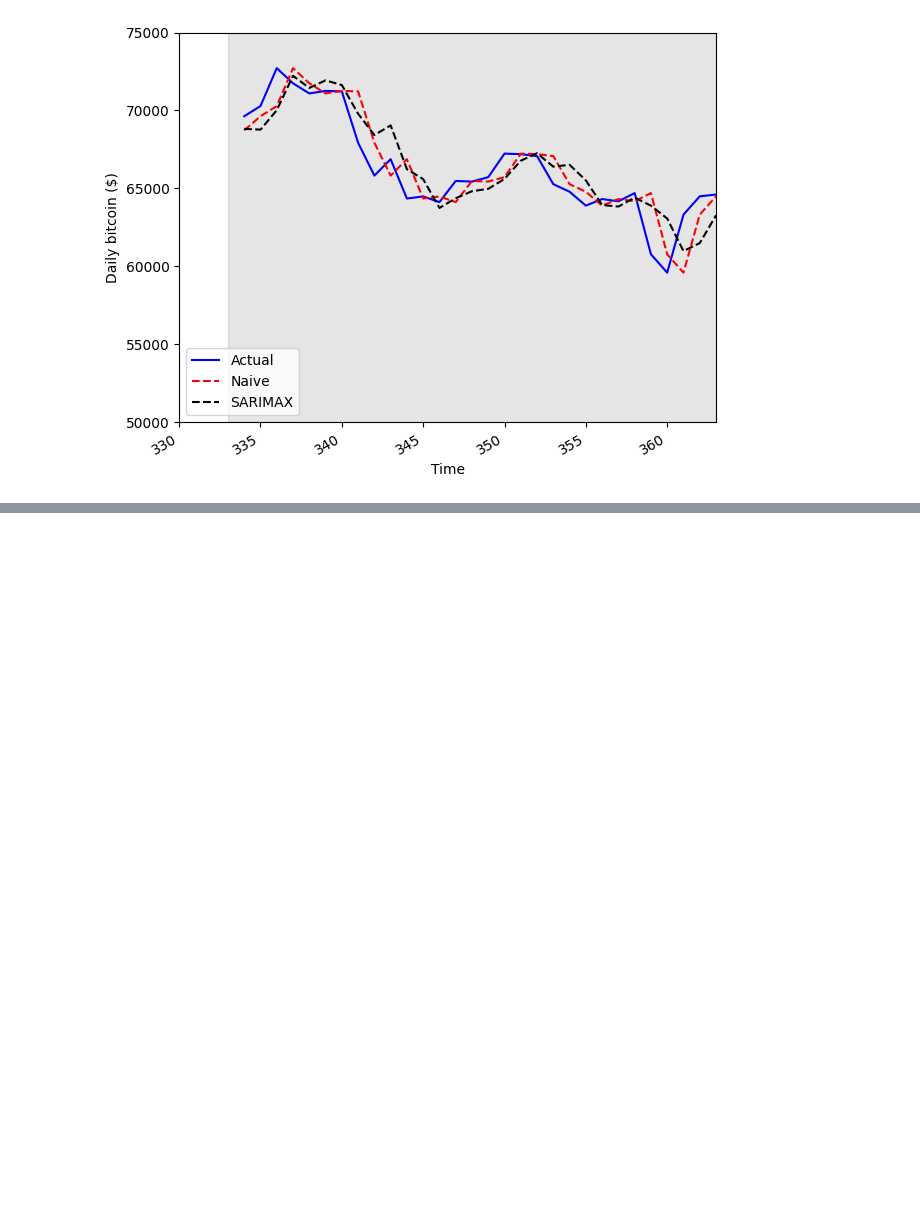
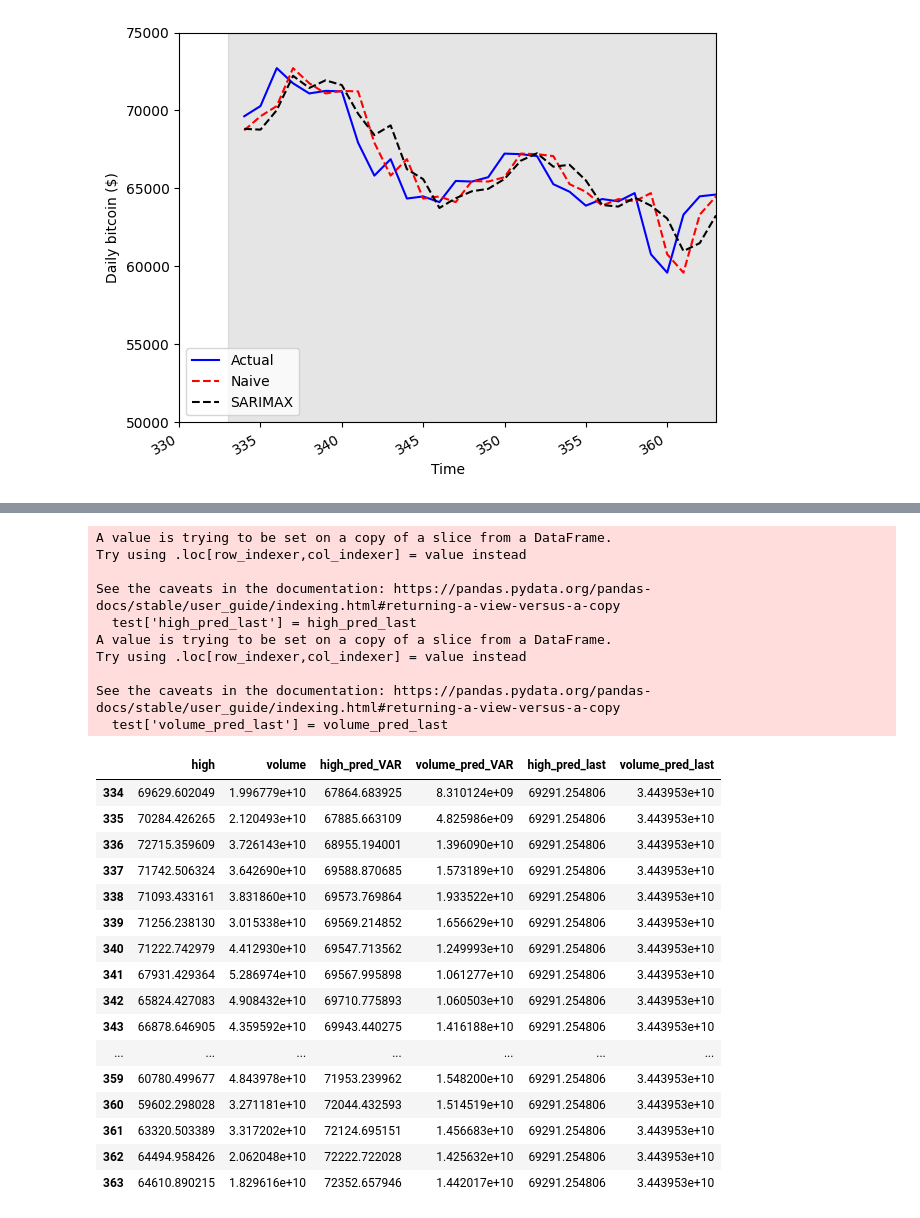
Before and after one commit to baloochyb/PricePrediction, a Jupyter notebook: time_series.ipynb, the cells around one changed output, grey strips where cells are left out. Cells and saved outputs as stored; diff of their text form; code cells hidden in the pictures; blank space fills up the shorter version.

```diff
--- a/time_series.ipynb
+++ b/time_series.ipynb
@@ -1500,0 +1667,37 @@ plt.tight_layout()
+# %%
+def rolling_forecast(df: pd.DataFrame, train_len: int, horizon: int, window: int, method: str) -> list:
+    total_len = train_len + horizon
+    end_idx = train_len
+    if method == 'VAR':
+        high_pred_VAR = []
+        volume_pred_VAR = []
+        for i in range(train_len, total_len, window):
+            model = VARMAX(df[:i], order=(6,0))
+            res = model.fit(disp=False)
+            predictions = res.get_prediction(0, i + window - 1)
+            oos_pred_high = predictions.predicted_mean.iloc[-window:]['high']
+            oos_pred_volume = predictions.predicted_mean.iloc[-window:]['volume']
+            high_pred_VAR.extend(oos_pred_high)
+            volume_pred_VAR.extend(oos_pred_volume)
+        return high_pred_VAR, volume_pred_VAR
+    elif method == 'last':
+        high_pred_last = []
+        volume_pred_last = []
+        for i in range(train_len, total_len, window):
+            high_last = df[:i].iloc[-1]['high']
+            volume_last = df[:i].iloc[-1]['volume']
+            high_pred_last.extend(high_last for _ in range(window))
+            volume_pred_last.extend(volume_last for _ in range(window))
+        return high_pred_last, volume_pred_last
+# %%
+TRAIN_LEN = len(train)
+HORIZON = len(test)
+WINDOW = 30
+high_pred_VAR, volume_pred_VAR = rolling_forecast(endog_diff, TRAIN_LEN, HORIZON, WINDOW, 'VAR')
+# %%
+test = endog[-30:]
+test['high_pred_VAR'] = pd.Series()
+test['high_pred_VAR'] = endog.iloc[333]['high'] + np.cumsum(high_pred_VAR)
+
+test['volume_pred_VAR'] = pd.Series()
+test['volume_pred_VAR'] = endog.iloc[162]['volume'] + np.cumsum(volume_pred_VAR)
@@ -1500,0 +1725,34 @@ plt.tight_layout()
+# %%
+high_pred_last, volume_pred_last = rolling_forecast(endog, TRAIN_LEN, HORIZON, WINDOW, 'last')
+test['high_pred_last'] = high_pred_last
+test['volume_pred_last'] = volume_pred_last
+
+test
+# %% [output]
+A value is trying to be set on a copy of a slice from a DataFrame.
+Try using .loc[row_indexer,col_indexer] = value instead
+
+See the caveats in the documentation: https://pandas.pydata.org/pandas-docs/stable/user_guide/indexing.html#returning-a-view-versus-a-copy
+  test['high_pred_last'] = high_pred_last
+A value is trying to be set on a copy of a slice from a DataFrame.
+Try using .loc[row_indexer,col_indexer] = value instead
+
+See the caveats in the documentation: https://pandas.pydata.org/pandas-docs/stable/user_guide/indexing.html#returning-a-view-versus-a-copy
+  test['volume_pred_last'] = volume_pred_last
+|  | high | volume | high_pred_VAR | volume_pred_VAR | high_pred_last | volume_pred_last |
+| 334 | 69629.602049 | 1.996779e+10 | 67864.683925 | 8.310124e+09 | 69291.254806 | 3.443953e+10 |
+| 335 | 70284.426265 | 2.120493e+10 | 67885.663109 | 4.825986e+09 | 69291.254806 | 3.443953e+10 |
+| 336 | 72715.359609 | 3.726143e+10 | 68955.194001 | 1.396090e+10 | 69291.254806 | 3.443953e+10 |
+| 337 | 71742.506324 | 3.642690e+10 | 69588.870685 | 1.573189e+10 | 69291.254806 | 3.443953e+10 |
+| 338 | 71093.433161 | 3.831860e+10 | 69573.769864 | 1.933522e+10 | 69291.254806 | 3.443953e+10 |
+| 339 | 71256.238130 | 3.015338e+10 | 69569.214852 | 1.656629e+10 | 69291.254806 | 3.443953e+10 |
+| 340 | 71222.742979 | 4.412930e+10 | 69547.713562 | 1.249993e+10 | 69291.254806 | 3.443953e+10 |
+| 341 | 67931.429364 | 5.286974e+10 | 69567.995898 | 1.061277e+10 | 69291.254806 | 3.443953e+10 |
+| 342 | 65824.427083 | 4.908432e+10 | 69710.775893 | 1.060503e+10 | 69291.254806 | 3.443953e+10 |
+| 343 | 66878.646905 | 4.359592e+10 | 69943.440275 | 1.416188e+10 | 69291.254806 | 3.443953e+10 |
+| ... | ... | ... | ... | ... | ... | ... |
+| 359 | 60780.499677 | 4.843978e+10 | 71953.239962 | 1.548200e+10 | 69291.254806 | 3.443953e+10 |
+| 360 | 59602.298028 | 3.271181e+10 | 72044.432593 | 1.514519e+10 | 69291.254806 | 3.443953e+10 |
+| 361 | 63320.503389 | 3.317202e+10 | 72124.695151 | 1.456683e+10 | 69291.254806 | 3.443953e+10 |
+| 362 | 64494.958426 | 2.062048e+10 | 72222.722028 | 1.425632e+10 | 69291.254806 | 3.443953e+10 |
+| 363 | 64610.890215 | 1.829616e+10 | 72352.657946 | 1.442017e+10 | 69291.254806 | 3.443953e+10 |
```
Also changed, not shown: parts of 17 cells of this notebook.
